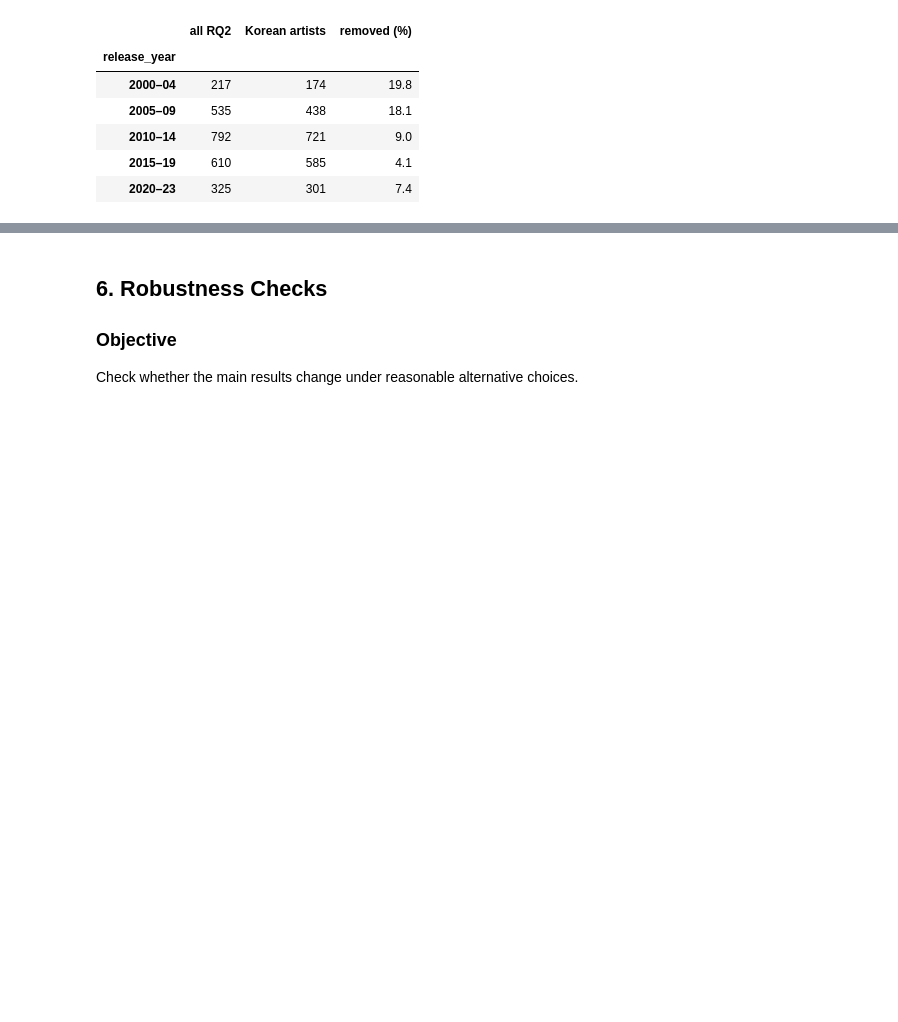
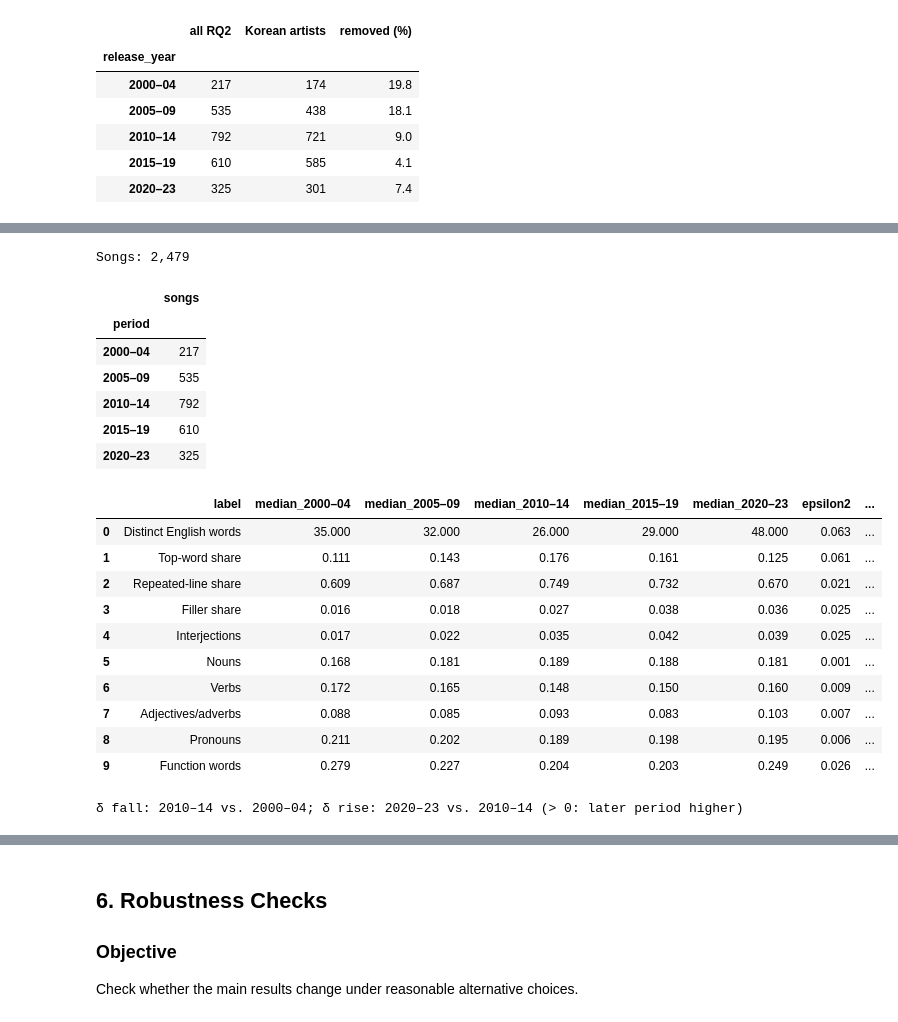
Before and after one commit to Ryulha/kpop-lyrics-nlp, a Jupyter notebook: notebooks/07_statistical_analysis.ipynb, the cells around one changed output, grey strips where cells are left out. Drawn from its saved outputs; the diff is of its cells as text; code cells hidden in the pictures; blank space fills up the shorter version.

```diff
--- a/notebooks/07_statistical_analysis.ipynb
+++ b/notebooks/07_statistical_analysis.ipynb
@@ -803,0 +911,57 @@ Songs with lexical diversity values (50+ English tokens) by period:
+# %%
+COMPONENTS = {
+    "en_types": "Distinct English words",
+    "en_top_word_share": "Top-word share",
+    "en_repeated_line_share": "Repeated-line share",
+    "en_filler_share": "Filler share",
+    "pos_intj": "Interjections",
+    "pos_noun": "Nouns",
+    "pos_verb": "Verbs",
+    "pos_adj_adv": "Adjectives/adverbs",
+    "pos_pron": "Pronouns",
+    "pos_function": "Function words",
+}
+
+ld = rq2[values(rq2, "mtld").notna()].copy()
+ld["mtld"] = values(ld, "mtld")
+print(f"Songs: {len(ld):,}")
+display(ld["period"].value_counts().reindex(PERIOD_LABELS).rename("songs").to_frame())
+
+rows = []
+for m, label in COMPONENTS.items():
+    groups = [ld.loc[ld["period"] == p, m].dropna() for p in PERIOD_LABELS]
+    H, p = stats.kruskal(*groups)
+    n = sum(len(x) for x in groups)
+    rows.append({"measure": m, "label": label, **{f"median_{p_}": x.median() for p_, x in zip(PERIOD_LABELS, groups)},
+                 **{f"mean_{p_}": x.mean() for p_, x in zip(PERIOD_LABELS, groups)},
+                 "epsilon2": H / (n - 1), "p": p,
+                 "delta_fall": cliffs_delta(groups[2], groups[0]),
+                 "delta_rise": cliffs_delta(groups[4], groups[2]),
+                 "rho_mtld": stats.spearmanr(ld[m], ld["mtld"], nan_policy="omit").statistic})
+components = pd.DataFrame(rows)
+components["p_holm"] = holm(components["p"]).values
+
+display(components[["label"] + [f"median_{p}" for p in PERIOD_LABELS]
+                   + ["epsilon2", "p_holm", "delta_fall", "delta_rise", "rho_mtld"]].round(3))
+print("δ fall: 2010–14 vs. 2000–04; δ rise: 2020–23 vs. 2010–14 (> 0: later period higher)")
+# %% [output]
+Songs: 2,479
+|  | songs |
+| period |  |
+| 2000–04 | 217 |
+| 2005–09 | 535 |
+| 2010–14 | 792 |
+| 2015–19 | 610 |
+| 2020–23 | 325 |
+|  | label | median_2000–04 | median_2005–09 | median_2010–14 | median_2015–19 | median_2020–23 | epsilon2 | ... |
+| 0 | Distinct English words | 35.000 | 32.000 | 26.000 | 29.000 | 48.000 | 0.063 | ... |
+| 1 | Top-word share | 0.111 | 0.143 | 0.176 | 0.161 | 0.125 | 0.061 | ... |
+| 2 | Repeated-line share | 0.609 | 0.687 | 0.749 | 0.732 | 0.670 | 0.021 | ... |
+| 3 | Filler share | 0.016 | 0.018 | 0.027 | 0.038 | 0.036 | 0.025 | ... |
+| 4 | Interjections | 0.017 | 0.022 | 0.035 | 0.042 | 0.039 | 0.025 | ... |
+| 5 | Nouns | 0.168 | 0.181 | 0.189 | 0.188 | 0.181 | 0.001 | ... |
+| 6 | Verbs | 0.172 | 0.165 | 0.148 | 0.150 | 0.160 | 0.009 | ... |
+| 7 | Adjectives/adverbs | 0.088 | 0.085 | 0.093 | 0.083 | 0.103 | 0.007 | ... |
+| 8 | Pronouns | 0.211 | 0.202 | 0.189 | 0.198 | 0.195 | 0.006 | ... |
+| 9 | Function words | 0.279 | 0.227 | 0.204 | 0.203 | 0.249 | 0.026 | ... |
+δ fall: 2010–14 vs. 2000–04; δ rise: 2020–23 vs. 2010–14 (> 0: later period higher)
```
Also changed, not shown: parts of 18 cells of this notebook, 45 other files.
